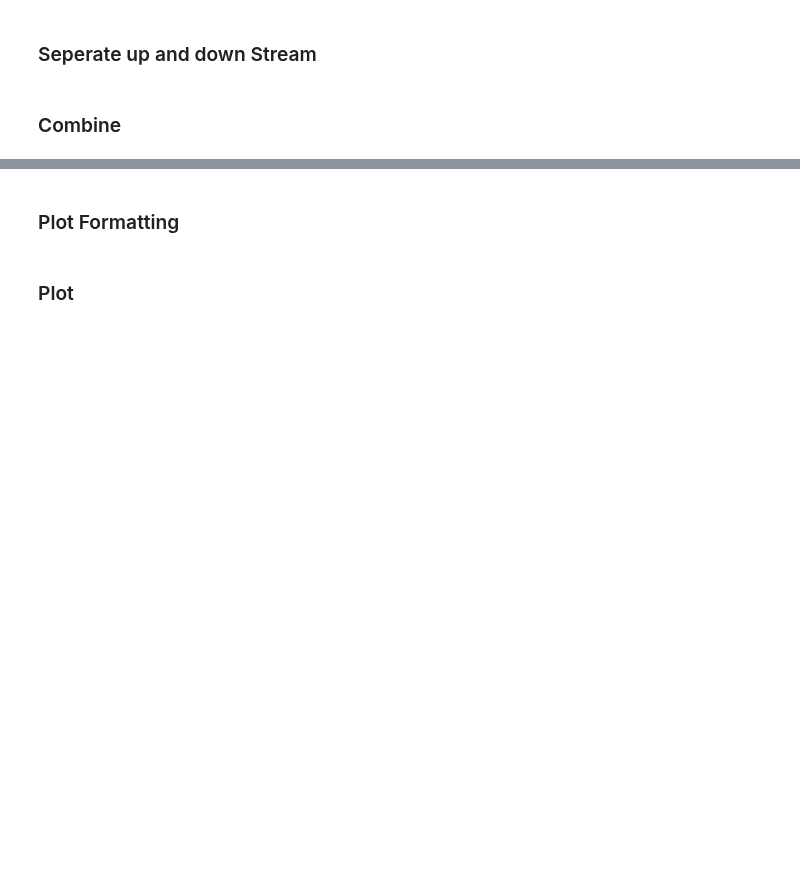
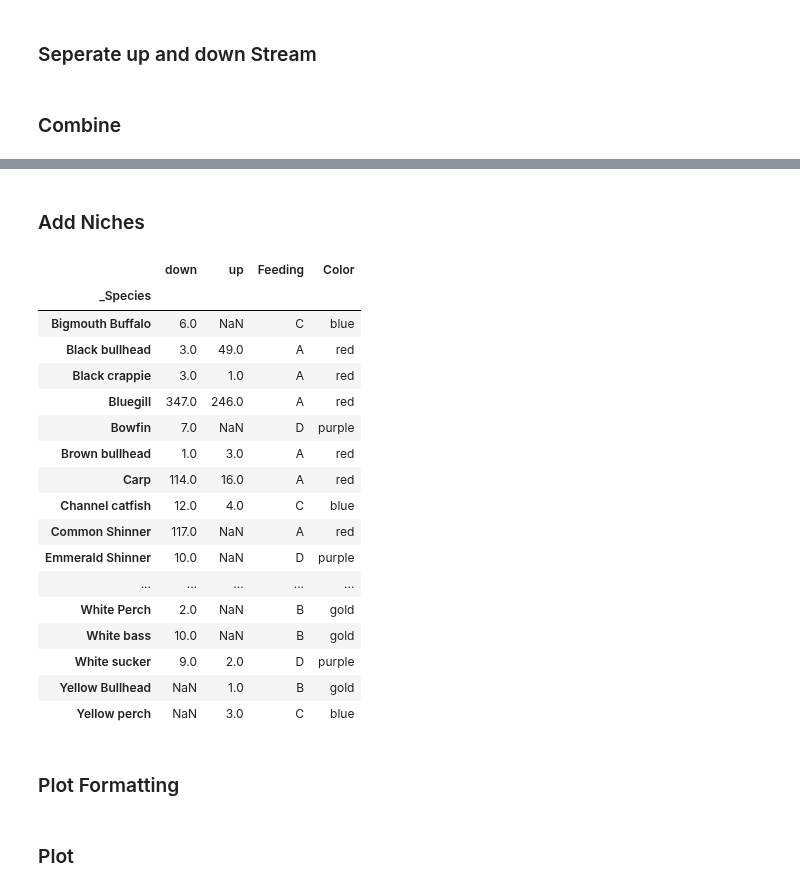
Before and after one commit to casonk/Flint_River_Ecology, a Jupyter notebook: Notebooks/Diversity_Bubble_Plot.ipynb, the cells around one changed output, grey strips where cells are left out. Saved outputs shown, nothing was run; the diff lists cells and outputs as text; code cells hidden in the pictures; blank space fills up the shorter version.

```diff
--- a/Notebooks/Diversity_Bubble_Plot.ipynb
+++ b/Notebooks/Diversity_Bubble_Plot.ipynb
@@ -62,6 +67,78 @@ metadata
 | White sucker | 9.0 | 2.0 |
 | Yellow Bullhead | NaN | 1.0 |
 | Yellow perch | NaN | 3.0 |
+# %% [markdown]
+### Add Niches
+# %%
+niche_dict = {
+    "Bigmouth Buffalo"    : "C",
+    "Black bullhead"      : "A",
+    "Black crappie"       : "A",
+    "Bluegill"            : "A",
+    "Bowfin"              : "D",
+    "Brown bullhead"      : "A",
+    "Carp"                : "A",
+    "Channel catfish"     : "C",
+    "Common Shinner"      : "A",
+    "Emmerald Shinner"    : "D",
+    "Freshwater drum"     : "A",
+    "Gizzard shad"        : "D",
+    "Goldfish"            : "A",
+    "Green sunfish"       : "A",
+    "Largemouth bass"     : "C",
+    "Longnose Gar"        : "A",
+    "Northern Logperch"   : "A",
+    "Northern Pike"       : "A",
+    "Pumpkinseed sunfish" : "D",
+    "Quillback"           : "A",
+    "Redhorse"            : "A",
+    "Rock bass"           : "B",
+    "Round goby"          : "B",
+    "Smallmouth bass"     : "C",
+    "Unknown"             : "B",
+    "Walleye"             : "B",
+    "Warmouth"            : "B",
+    "White Crappie"       : "D",
+    "White Perch"         : "B",
+    "White bass"          : "B",
+    "White sucker"        : "D",
+    "Yellow Bullhead"     : "B",
+    "Yellow perch"        : "C",
+}
+
+metadata['Feeding'] = [niche_dict[x] for x in metadata.index]
+
+color_dict = {
+    "A" : "red",
+    "B" : "gold",
+    "C" : "blue",
+    "D" : "purple",
+}
+
+metadata['Color'] = metadata['Feeding'].apply(lambda x: color_dict[x])
+
+metadata.drop("Unknown", inplace=True)
+
+metadata
+# %% [output]
+|  | down | up | Feeding | Color |
+| _Species |  |  |  |  |
+| Bigmouth Buffalo | 6.0 | NaN | C | blue |
+| Black bullhead | 3.0 | 49.0 | A | red |
+| Black crappie | 3.0 | 1.0 | A | red |
+| Bluegill | 347.0 | 246.0 | A | red |
+| Bowfin | 7.0 | NaN | D | purple |
+| Brown bullhead | 1.0 | 3.0 | A | red |
+| Carp | 114.0 | 16.0 | A | red |
+| Channel catfish | 12.0 | 4.0 | C | blue |
+| Common Shinner | 117.0 | NaN | A | red |
+| Emmerald Shinner | 10.0 | NaN | D | purple |
+| ... | ... | ... | ... | ... |
+| White Perch | 2.0 | NaN | B | gold |
+| White bass | 10.0 | NaN | B | gold |
+| White sucker | 9.0 | 2.0 | D | purple |
+| Yellow Bullhead | NaN | 1.0 | B | gold |
+| Yellow perch | NaN | 3.0 | C | blue |
 # %% [markdown]
 ### Plot Formatting
 # %%
```
Also changed, not shown: parts of 5 cells of this notebook, 9 other files.
